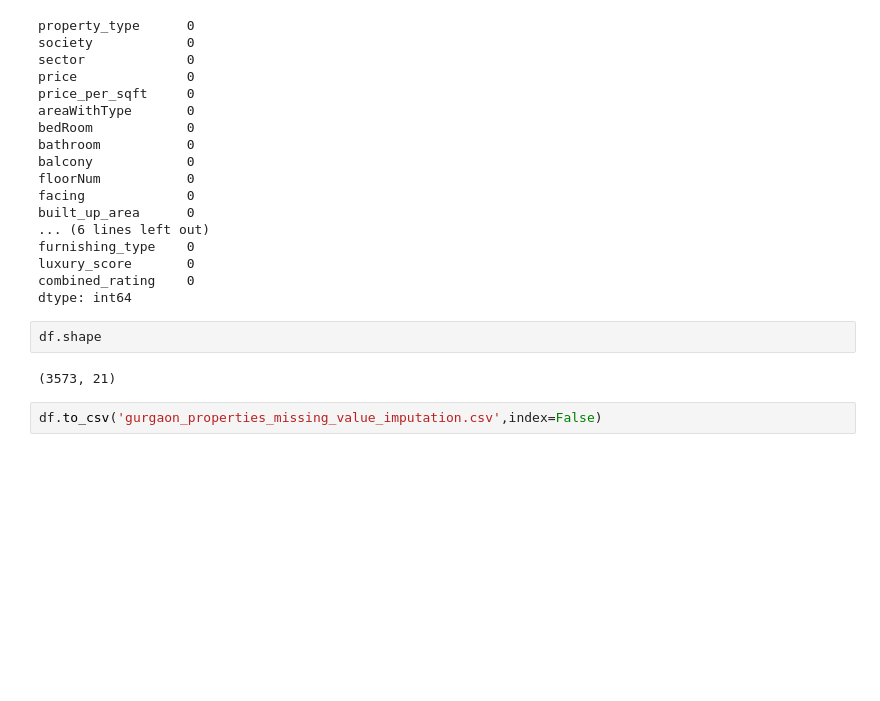
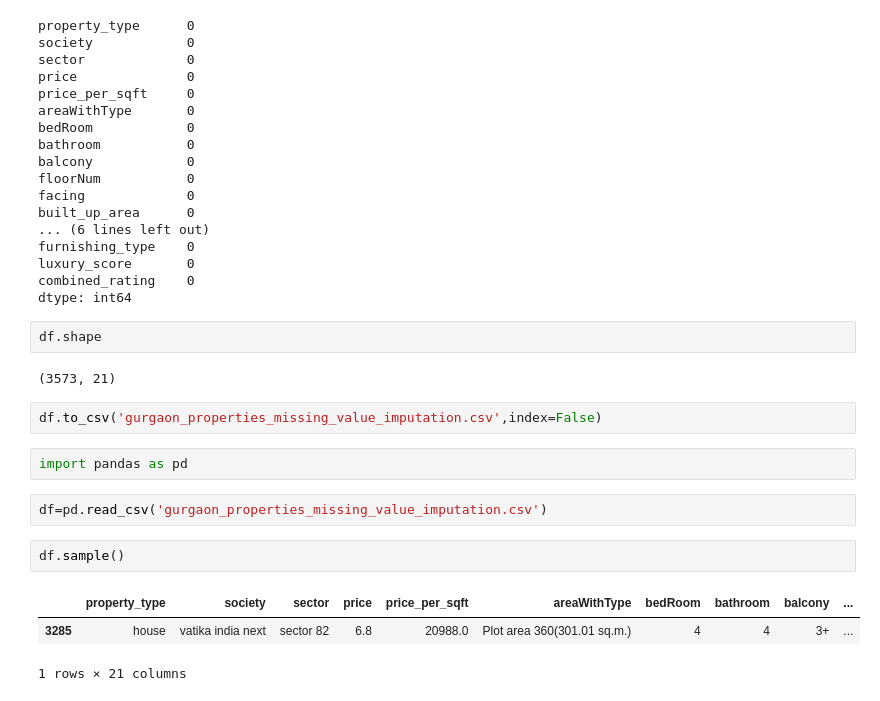
Before and after one commit to SurbhitParashar/RealEstate-ML-CapstoneProject, a Jupyter notebook: FeatureEngineering/missing-value-imputation.ipynb, the cells around one changed output. Drawn from its saved outputs; the diff is of its cells as text; blank space fills up the shorter version.

```diff
--- a/FeatureEngineering/missing-value-imputation.ipynb
+++ b/FeatureEngineering/missing-value-imputation.ipynb
@@ -545,3 +545,13 @@ df.shape
 (3573, 21)
 # %%
 df.to_csv('gurgaon_properties_missing_value_imputation.csv',index=False)
+# %%
+import pandas as pd
+# %%
+df=pd.read_csv('gurgaon_properties_missing_value_imputation.csv')
+# %%
+df.sample()
+# %% [output]
+|  | property_type | society | sector | price | price_per_sqft | areaWithType | bedRoom | bathroom | balcony | ... |
+| 3285 | house | vatika india next | sector 82 | 6.8 | 20988.0 | Plot area 360(301.01 sq.m.) | 4 | 4 | 3+ | ... |
+1 rows × 21 columns
```
Also changed, not shown: 3 other files.
